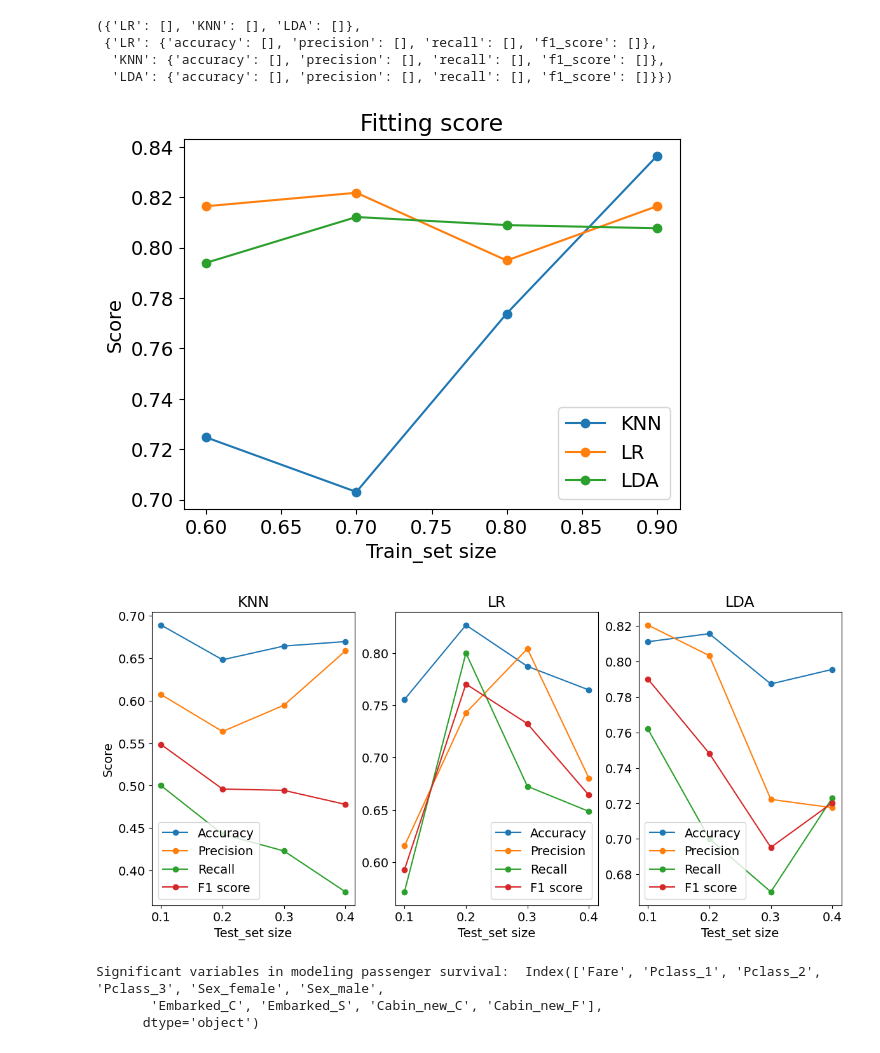
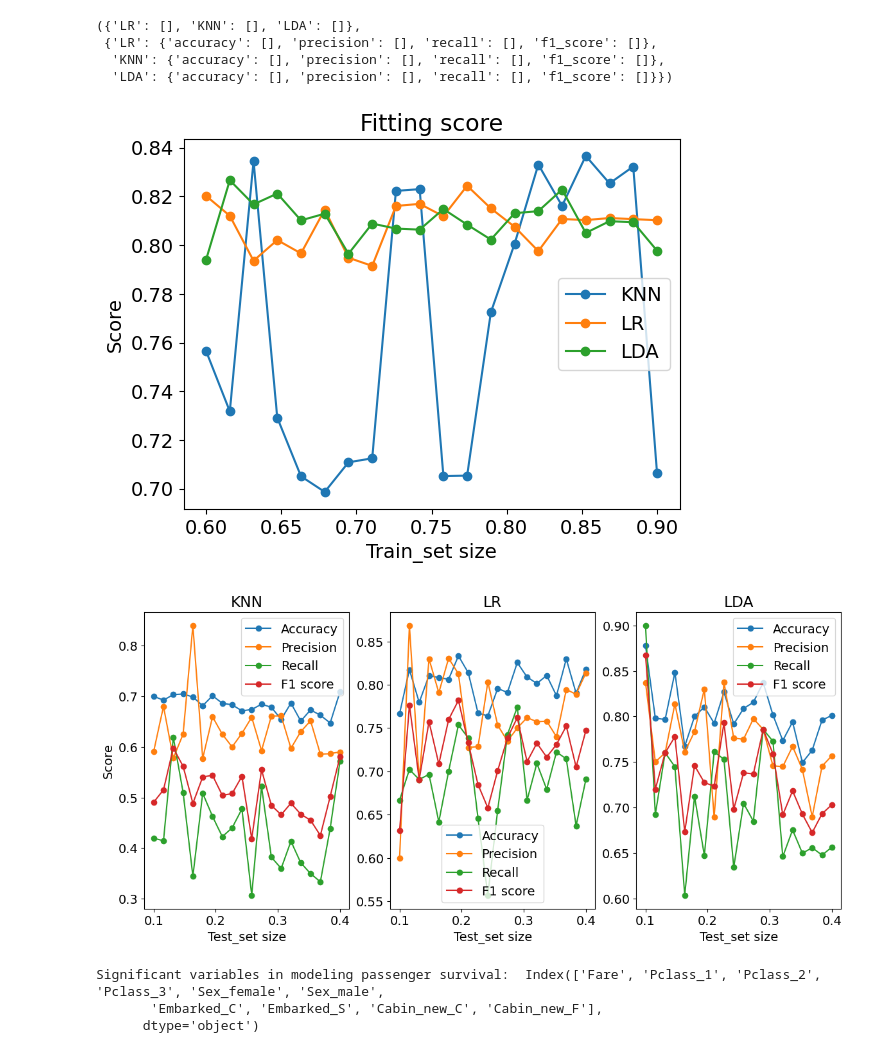
Before and after one commit to AdvancedGroupBootcamp/ai_marie_alex_moussa, a Jupyter notebook: MiniProject 3(Sample_Performance).ipynb, the cells around one changed output. Saved outputs shown, nothing was run; the diff lists cells and outputs as text; code cells hidden in the pictures.

```diff
--- a/MiniProject 3(Sample_Performance).ipynb
+++ b/MiniProject 3(Sample_Performance).ipynb
@@ -247,50 +247,51 @@ def sample_impact(models,X,y,test_size_range):
 
     return train_scores,test_scores
 # %%
-train_scores,test_scores=sample_impact(models,X,y,test_size_range=[0.1,0.2,0.3,0.4])
+test_size_range=np.linspace(0.1,0.4,20)
+train_scores,test_scores=sample_impact(models,X,y,test_size_range=test_size_range)
 # %%
-plt.plot(1-np.array([0.1,0.2,0.3,0.4]),train_scores["KNN"],marker='o',label="KNN")
-plt.plot(1-np.array([0.1,0.2,0.3,0.4]),train_scores["LR"],marker='o',label="LR")
-plt.plot(1-np.array([0.1,0.2,0.3,0.4]),train_scores["LDA"],marker='o',label="LDA")
+plt.plot(1-test_size_range,train_scores["KNN"],marker='o',label="KNN")
+plt.plot(1-test_size_range,train_scores["LR"],marker='o',label="LR")
+plt.plot(1-test_size_range,train_scores["LDA"],marker='o',label="LDA")
 plt.title("Fitting score")
 plt.xlabel("Train_set size")
 plt.ylabel("Score")
 plt.legend()
 plt.show()
 # %% [output]
-[figure, old version]
+[figure, new version]
 # %%
 plt.rcParams.update({'font.size':14})
 fig,axes=plt.subplots(nrows=1,ncols=3,figsize=(14,6))
 
-axes[0].plot(np.array([0.1,0.2,0.3,0.4]),test_scores["KNN"]["accuracy"],marker='o',label="Accuracy")
-axes[0].plot(np.array([0.1,0.2,0.3,0.4]),test_scores["KNN"]["precision"],marker='o',label="Precision")
-axes[0].plot(np.array([0.1,0.2,0.3,0.4]),test_scores["KNN"]["recall"],marker='o',label="Recall")
-axes[0].plot(np.array([0.1,0.2,0.3,0.4]),test_scores["KNN"]["f1_score"],marker='o',label="F1 score")
+axes[0].plot(test_size_range,test_scores["KNN"]["accuracy"],marker='o',label="Accuracy")
+axes[0].plot(test_size_range,test_scores["KNN"]["precision"],marker='o',label="Precision")
+axes[0].plot(test_size_range,test_scores["KNN"]["recall"],marker='o',label="Recall")
+axes[0].plot(test_size_range,test_scores["KNN"]["f1_score"],marker='o',label="F1 score")
 axes[0].legend()
 axes[0].set_xlabel("Test_set size")
 axes[0].set_ylabel("Score")
 axes[0].set_title("KNN")
 
-axes[1].plot(np.array([0.1,0.2,0.3,0.4]),test_scores["LR"]["accuracy"],marker='o',label="Accuracy")
-axes[1].plot(np.array([0.1,0.2,0.3,0.4]),test_scores["LR"]["precision"],marker='o',label="Precision")
-axes[1].plot(np.array([0.1,0.2,0.3,0.4]),test_scores["LR"]["recall"],marker='o',label="Recall")
-axes[1].plot(np.array([0.1,0.2,0.3,0.4]),test_scores["LR"]["f1_score"],marker='o',label="F1 score")
+axes[1].plot(test_size_range,test_scores["LR"]["accuracy"],marker='o',label="Accuracy")
+axes[1].plot(test_size_range,test_scores["LR"]["precision"],marker='o',label="Precision")
+axes[1].plot(test_size_range,test_scores["LR"]["recall"],marker='o',label="Recall")
+axes[1].plot(test_size_range,test_scores["LR"]["f1_score"],marker='o',label="F1 score")
 axes[1].legend()
 axes[1].set_xlabel("Test_set size")
 axes[1].set_title("LR")
 
-axes[2].plot(np.array([0.1,0.2,0.3,0.4]),test_scores["LDA"]["accuracy"],marker='o',label="Accuracy")
-axes[2].plot(np.array([0.1,0.2,0.3,0.4]),test_scores["LDA"]["precision"],marker='o',label="Precision")
-axes[2].plot(np.array([0.1,0.2,0.3,0.4]),test_scores["LDA"]["recall"],marker='o',label="Recall")
-axes[2].plot(np.array([0.1,0.2,0.3,0.4]),test_scores["LDA"]["f1_score"],marker='o',label="F1 score")
+axes[2].plot(test_size_range,test_scores["LDA"]["accuracy"],marker='o',label="Accuracy")
+axes[2].plot(test_size_range,test_scores["LDA"]["precision"],marker='o',label="Precision")
+axes[2].plot(test_size_range,test_scores["LDA"]["recall"],marker='o',label="Recall")
+axes[2].plot(test_size_range,test_scores["LDA"]["f1_score"],marker='o',label="F1 score")
 axes[2].legend()
 axes[2].set_xlabel("Test_set size")
 axes[2].set_title("LDA")
 
 plt.show()
 # %% [output]
-[figure, old version]
+[figure, new version]
 # %%
 from sklearn.feature_selection import chi2,SelectKBest,RFE,f_classif
 
```
